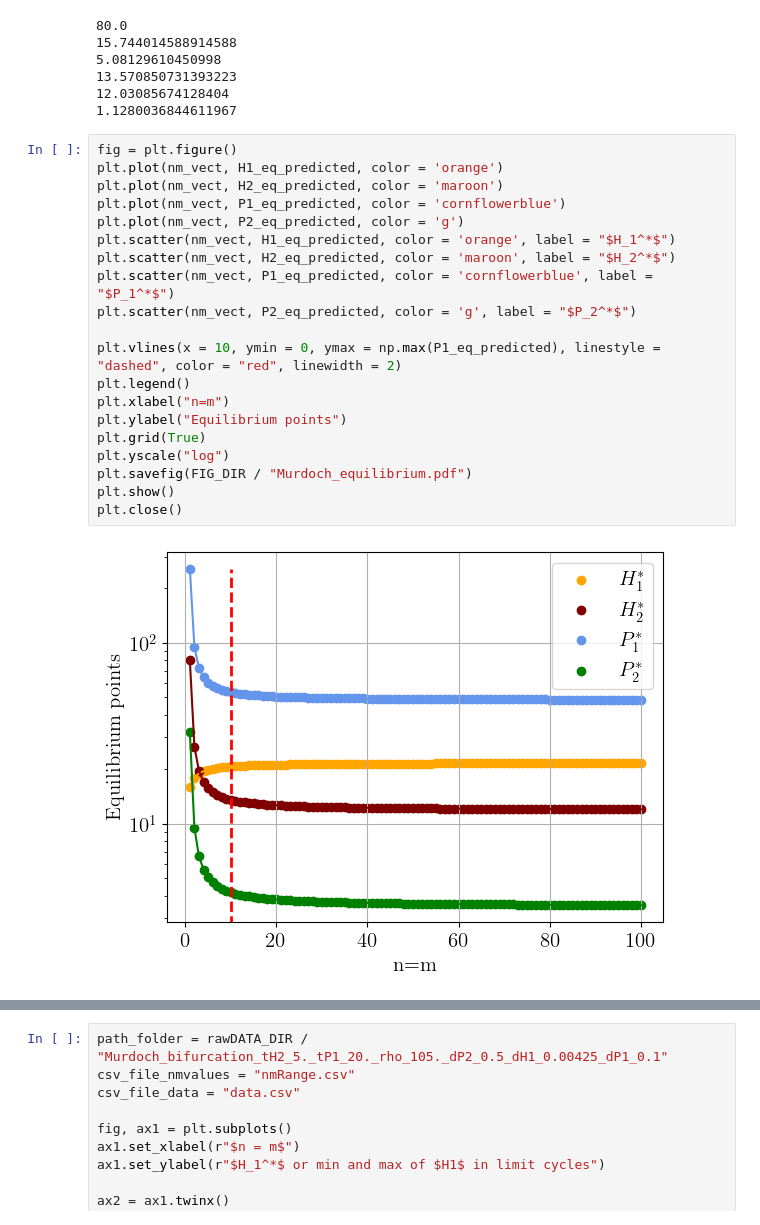
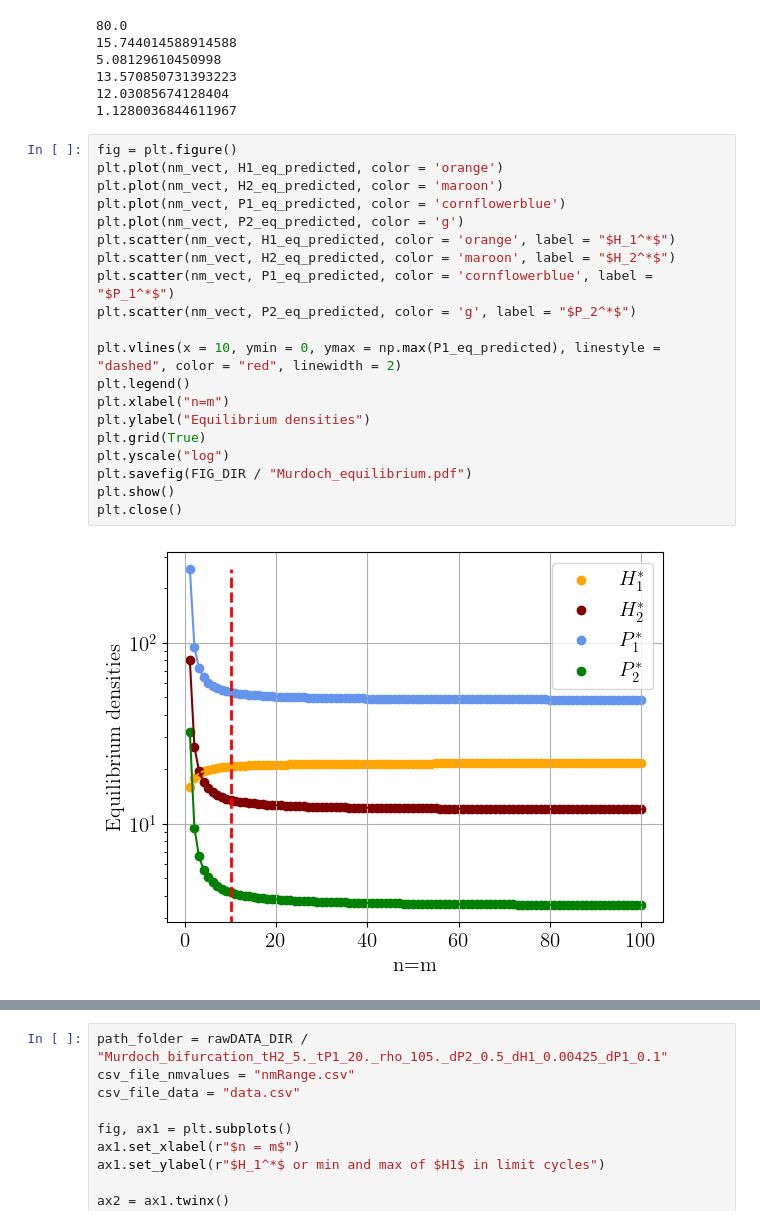
Before and after one commit to mdri00/Internship_2025_LCT, a Jupyter notebook: model_host_parasitoid/notebooks/Mathematica_data_analysis.ipynb, the cells around one changed output, grey strips where cells are left out. Cells and saved outputs as stored; diff of their text form.

```diff
--- a/model_host_parasitoid/notebooks/Mathematica_data_analysis.ipynb
+++ b/model_host_parasitoid/notebooks/Mathematica_data_analysis.ipynb
@@ -91,25 +92,25 @@ print(H2_eq_predicted[9]/H2_eq_predicted[99])
 # %%
 fig = plt.figure()
 plt.plot(nm_vect, H1_eq_predicted, color = 'orange')
 plt.plot(nm_vect, H2_eq_predicted, color = 'maroon')
 plt.plot(nm_vect, P1_eq_predicted, color = 'cornflowerblue')
 plt.plot(nm_vect, P2_eq_predicted, color = 'g')
 plt.scatter(nm_vect, H1_eq_predicted, color = 'orange', label = "$H_1^*$")
 plt.scatter(nm_vect, H2_eq_predicted, color = 'maroon', label = "$H_2^*$")
 plt.scatter(nm_vect, P1_eq_predicted, color = 'cornflowerblue', label = "$P_1^*$")
 plt.scatter(nm_vect, P2_eq_predicted, color = 'g', label = "$P_2^*$")
 
 plt.vlines(x = 10, ymin = 0, ymax = np.max(P1_eq_predicted), linestyle = "dashed", color = "red", linewidth = 2)
 plt.legend()
 plt.xlabel("n=m")
-plt.ylabel("Equilibrium points")
+plt.ylabel("Equilibrium densities")
 plt.grid(True)
 plt.yscale("log")
 plt.savefig(FIG_DIR / "Murdoch_equilibrium.pdf")
 plt.show()
 plt.close()
 # %% [output]
-[figure, old version]
+[figure, new version]
 # %%
 path_folder = rawDATA_DIR / "Murdoch_stability_tH2-tP1_rho_33_dH1_0_dP2_8_dP1_0"
 csv_file_nmvalues = "Murdoch_LCT_nmRange.csv"
```
Also changed, not shown: parts of 8 cells of this notebook, 17 other files.
